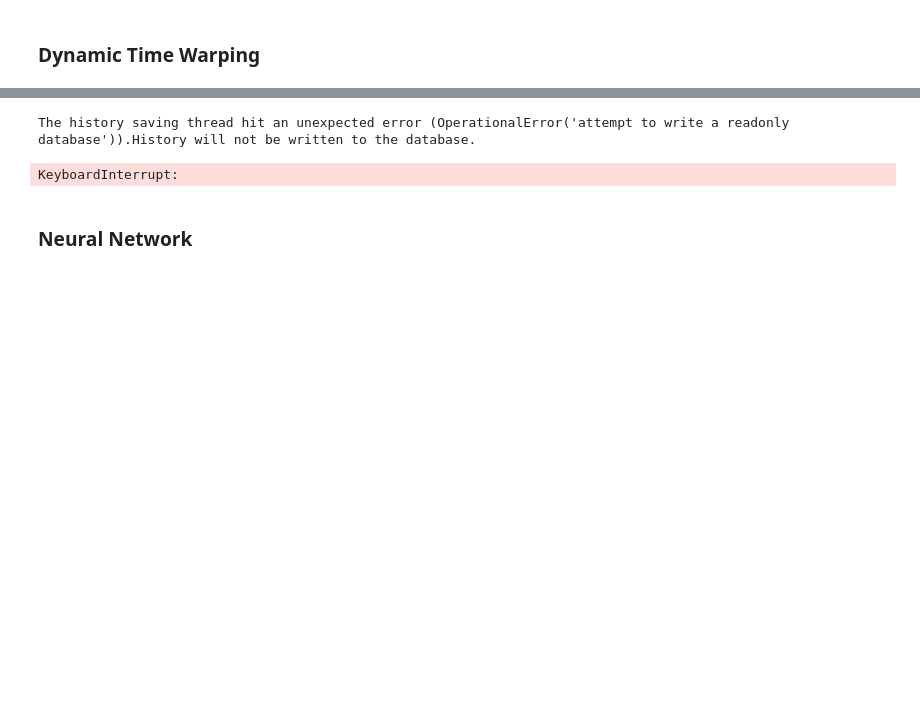
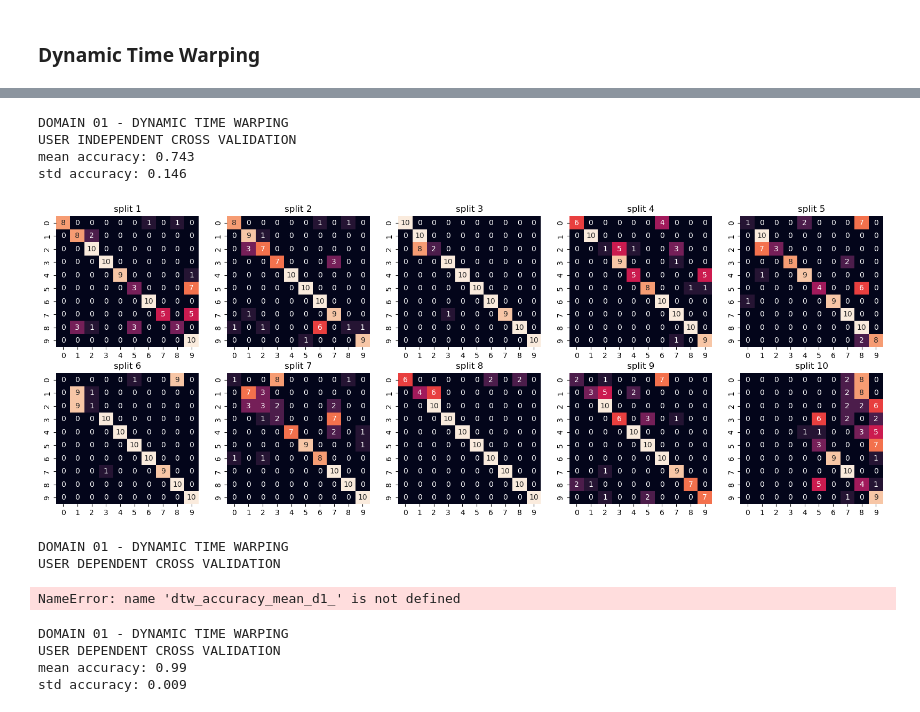
Before and after one commit to Mathieu-R/linfo2275-hand-gesture-recognition, a Jupyter notebook: hand-gesture-recognition.ipynb, the cells around one changed output, grey strips where cells are left out. Saved outputs shown, nothing was run; the diff lists cells and outputs as text; code cells hidden in the pictures; blank space fills up the shorter version.

```diff
--- a/hand-gesture-recognition.ipynb
+++ b/hand-gesture-recognition.ipynb
@@ -757,16 +32,44 @@ plot_confusion_matrix(y_true=pcr_y_test, y_pred=pcr_y_pred)
-# %%
-recognizer = PointCloudRecognizer()
-
-X_scaled_and_resampled = standardize(X, N = 64)
-pcr_accuracy_mean, pcr_accuracy_std, y_preds, y_tests = user_independent_cross_validation(estimator=recognizer, X=X_scaled_and_resampled, y=y)
-
-print("DOMAIN 01 - $P Recognizer")
-
-print("USER INDEPENDENT CROSS VALIDATION")
-print(f"mean accuracy: {np.round(pcr_accuracy_mean, 3)}")
-print(f"std accuracy: {np.round(pcr_accuracy_std, 3)}")
-# %% [output]
-The history saving thread hit an unexpected error (OperationalError('attempt to write a readonly database')).History will not be written to the database.
-KeyboardInterrupt:
-# %% [markdown]
-### Neural Network
+# %%
+knn = KNN(n_neighbors=1, radius=1, metric="fast_dtw")
+# %%
+dtw_accuracy_mean_d1_uindep, dtw_accuracy_std_d1_uindep, dtw_y_preds_d1_uindep, dtw_y_tests_d1_uindep = user_independent_cross_validation(
+	estimator=knn,
+	X=resample_dataset(X1),
+	y=y1
+)
+# %%
+print("DOMAIN 01 - DYNAMIC TIME WARPING")
+
+print("USER INDEPENDENT CROSS VALIDATION")
+print(f"mean accuracy: {np.round(dtw_accuracy_mean_d1_uindep, 3)}")
+print(f"std accuracy: {np.round(dtw_accuracy_std_d1_uindep, 3)}")
+# %% [output]
+DOMAIN 01 - DYNAMIC TIME WARPING
+USER INDEPENDENT CROSS VALIDATION
+mean accuracy: 0.743
+std accuracy: 0.146
+# %%
+plot_multiple_confusion_matrix(y_trues=dtw_y_tests_d1_uindep, y_preds=dtw_y_preds_d1_uindep)
+# %% [output]
+[figure, added]
+# %%
+dtw_accuracy_mean_d1_udep, dtw_accuracy_std_d1_udep, dtw_y_preds_d1_udep, dtw_y_tests_d1_udep = user_dependent_cross_validation(
+	estimator=knn,
+	X=resample_dataset(X1),
+	y=y1
+)
+# %% [output]
+DOMAIN 01 - DYNAMIC TIME WARPING
+USER DEPENDENT CROSS VALIDATION
+NameError: name 'dtw_accuracy_mean_d1_' is not defined
+# %%
+print("DOMAIN 01 - DYNAMIC TIME WARPING")
+
+print("USER DEPENDENT CROSS VALIDATION")
+print(f"mean accuracy: {np.round(dtw_accuracy_mean_d1_udep, 3)}")
+print(f"std accuracy: {np.round(dtw_accuracy_std_d1_udep, 3)}")
+# %% [output]
+DOMAIN 01 - DYNAMIC TIME WARPING
+USER DEPENDENT CROSS VALIDATION
+mean accuracy: 0.99
+std accuracy: 0.009
```
Also changed, not shown: parts of 42 cells of this notebook, 18 other files.
